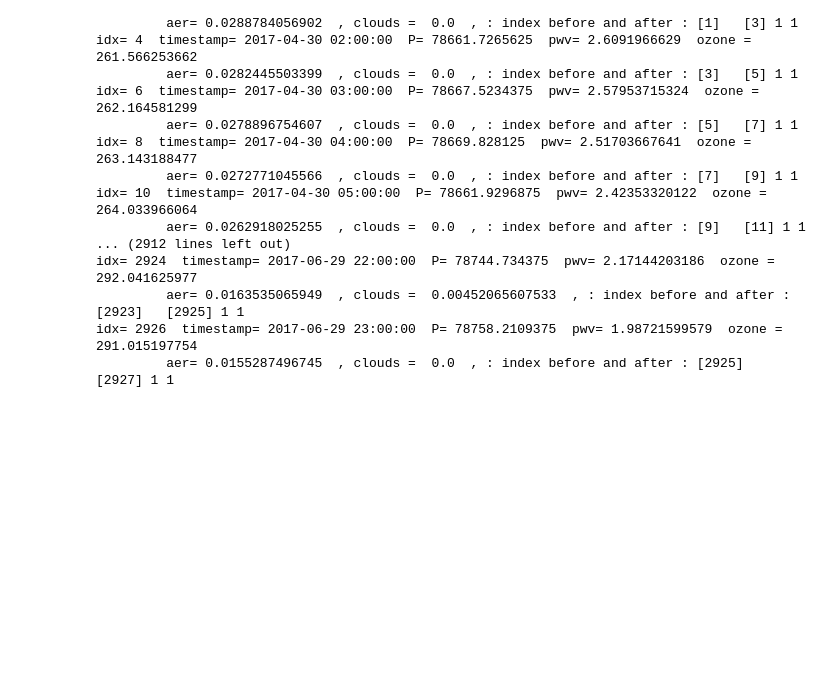
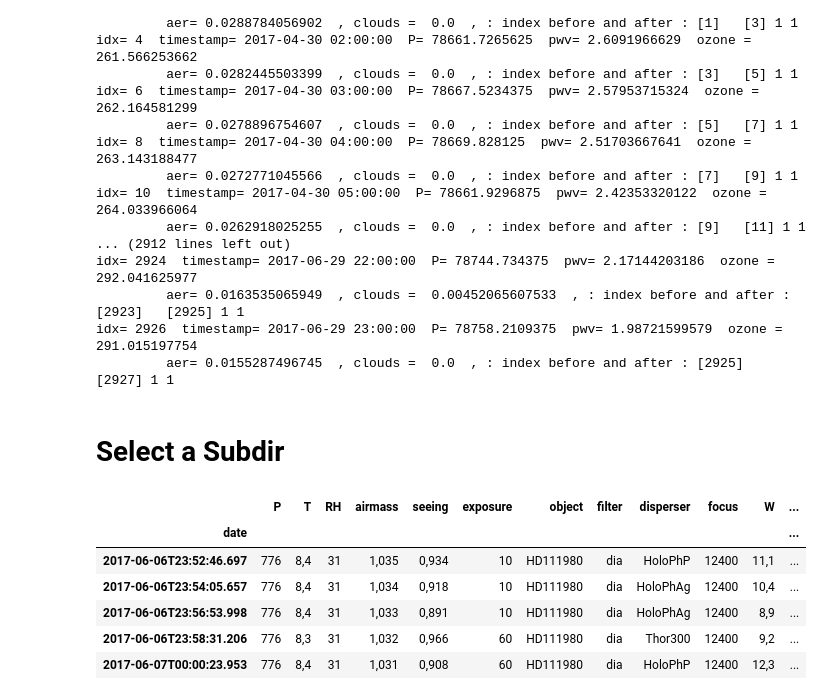
Before and after one commit to sylvielsstfr/GMAOMERRA2, a Jupyter notebook: atmtranspsim/DumpMerra2Data.ipynb, the cells around one changed output. Saved outputs shown, nothing was run; the diff lists cells and outputs as text; code cells hidden in the pictures; blank space fills up the shorter version.

```diff
--- a/atmtranspsim/DumpMerra2Data.ipynb
+++ b/atmtranspsim/DumpMerra2Data.ipynb
@@ -54,7 +54,7 @@ Index([u'Unnamed: 0', u'date', u'subdir', u'index', u'object', u'filter',
        u'comment', u'skip'],
       dtype='object')
 # %%
-df_ctio=df_ctio.reindex(columns=['date','P','T','RH','airmass','seeing','exposure','object','filter','disperser','focus','W','file']).set_index('date').sort_index()
+df_ctio=df_ctio.reindex(columns=['date','P','T','RH','airmass','seeing','exposure','object','filter','disperser','focus','W','subdir','file']).set_index('date').sort_index()
 # %%
 df_ctio.head()
 # %% [output]
@@ -159,3 +161,19 @@ idx= 2924  timestamp= 2017-06-29 22:00:00  P= 78744.734375  pwv= 2.17144203186
          aer= 0.0163535065949  , clouds =  0.00452065607533  , : index before and after : [2923]   [2925] 1 1
 idx= 2926  timestamp= 2017-06-29 23:00:00  P= 78758.2109375  pwv= 1.98721599579  ozone = 291.015197754
          aer= 0.0155287496745  , clouds =  0.0  , : index before and after : [2925]   [2927] 1 1
+# %% [markdown]
+# Select a Subdir
+# %%
+sel_subdir='data_06jun17'
+# %%
+df_ctio_sel=df_ctio[df_ctio.subdir==sel_subdir]
+# %%
+df_ctio_sel.head()
+# %% [output]
+|  | P | T | RH | airmass | seeing | exposure | object | filter | disperser | focus | W | ... |
+| date |  |  |  |  |  |  |  |  |  |  |  | ... |
+| 2017-06-06T23:52:46.697 | 776 | 8,4 | 31 | 1,035 | 0,934 | 10 | HD111980 | dia | HoloPhP | 12400 | 11,1 | ... |
+| 2017-06-06T23:54:05.657 | 776 | 8,4 | 31 | 1,034 | 0,918 | 10 | HD111980 | dia | HoloPhAg | 12400 | 10,4 | ... |
+| 2017-06-06T23:56:53.998 | 776 | 8,4 | 31 | 1,033 | 0,891 | 10 | HD111980 | dia | HoloPhAg | 12400 | 8,9 | ... |
+| 2017-06-06T23:58:31.206 | 776 | 8,3 | 31 | 1,032 | 0,966 | 60 | HD111980 | dia | Thor300 | 12400 | 9,2 | ... |
+| 2017-06-07T00:00:23.953 | 776 | 8,4 | 31 | 1,031 | 0,908 | 60 | HD111980 | dia | HoloPhP | 12400 | 12,3 | ... |
```
Also changed, not shown: parts of 7 cells of this notebook.
